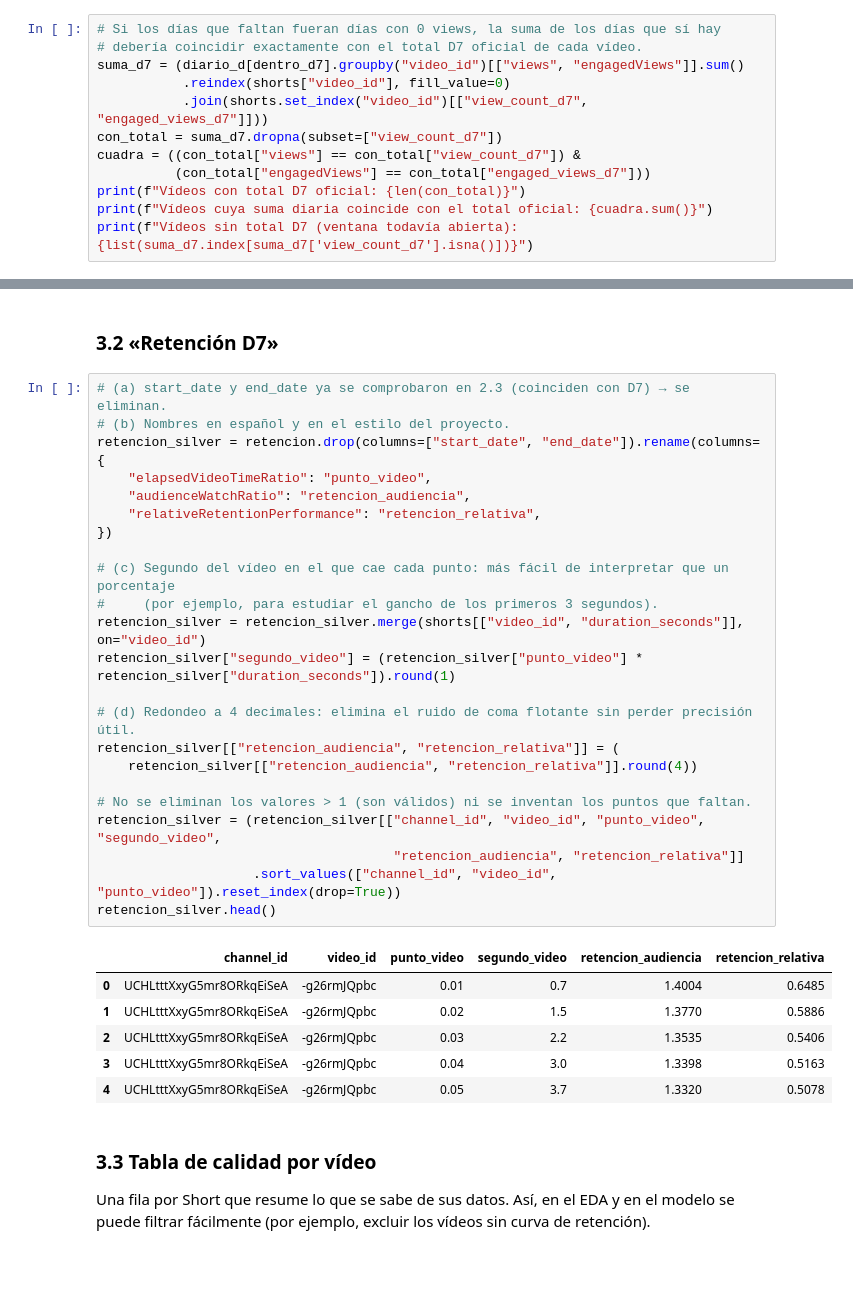
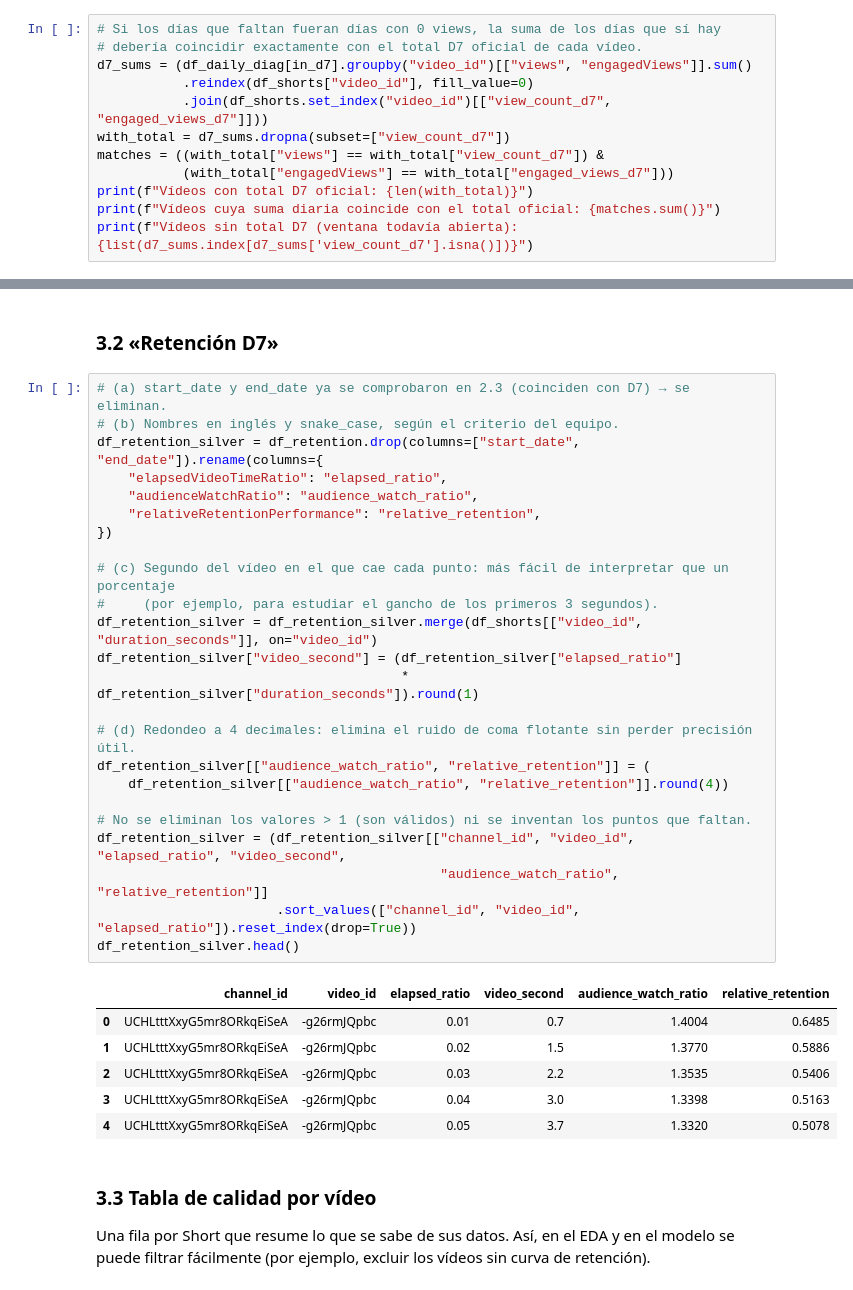
Before and after one commit to vittorio-perillo/TFM-Evolve, a Jupyter notebook: notebooks/01_limpieza_diario_retencion.ipynb, the cells around one changed output, grey strips where cells are left out. Cells and saved outputs as stored; diff of their text form.

```diff
--- a/notebooks/01_limpieza_diario_retencion.ipynb
+++ b/notebooks/01_limpieza_diario_retencion.ipynb
@@ -170,15 +183,15 @@ Número de días con fila dentro de D7 → número de vídeos
 # %%
 # Si los días que faltan fueran días con 0 views, la suma de los días que sí hay
 # debería coincidir exactamente con el total D7 oficial de cada vídeo.
-suma_d7 = (diario_d[dentro_d7].groupby("video_id")[["views", "engagedViews"]].sum()
-           .reindex(shorts["video_id"], fill_value=0)
-           .join(shorts.set_index("video_id")[["view_count_d7", "engaged_views_d7"]]))
-con_total = suma_d7.dropna(subset=["view_count_d7"])
-cuadra = ((con_total["views"] == con_total["view_count_d7"]) &
-          (con_total["engagedViews"] == con_total["engaged_views_d7"]))
-print(f"Vídeos con total D7 oficial: {len(con_total)}")
-print(f"Vídeos cuya suma diaria coincide con el total oficial: {cuadra.sum()}")
-print(f"Vídeos sin total D7 (ventana todavía abierta): {list(suma_d7.index[suma_d7['view_count_d7'].isna()])}")
+d7_sums = (df_daily_diag[in_d7].groupby("video_id")[["views", "engagedViews"]].sum()
+           .reindex(df_shorts["video_id"], fill_value=0)
+           .join(df_shorts.set_index("video_id")[["view_count_d7", "engaged_views_d7"]]))
+with_total = d7_sums.dropna(subset=["view_count_d7"])
+matches = ((with_total["views"] == with_total["view_count_d7"]) &
+           (with_total["engagedViews"] == with_total["engaged_views_d7"]))
+print(f"Vídeos con total D7 oficial: {len(with_total)}")
+print(f"Vídeos cuya suma diaria coincide con el total oficial: {matches.sum()}")
+print(f"Vídeos sin total D7 (ventana todavía abierta): {list(d7_sums.index[d7_sums['view_count_d7'].isna()])}")
 # %% [output]
 Vídeos con total D7 oficial: 99
 Vídeos cuya suma diaria coincide con el total oficial: 99
@@ -337,29 +349,30 @@ Días rellenados con 0: 171
 ### 3.2 «Retención D7»
 # %%
 # (a) start_date y end_date ya se comprobaron en 2.3 (coinciden con D7) → se eliminan.
-# (b) Nombres en español y en el estilo del proyecto.
-retencion_silver = retencion.drop(columns=["start_date", "end_date"]).rename(columns={
-    "elapsedVideoTimeRatio": "punto_video",
-    "audienceWatchRatio": "retencion_audiencia",
-    "relativeRetentionPerformance": "retencion_relativa",
+# (b) Nombres en inglés y snake_case, según el criterio del equipo.
+df_retention_silver = df_retention.drop(columns=["start_date", "end_date"]).rename(columns={
+    "elapsedVideoTimeRatio": "elapsed_ratio",
+    "audienceWatchRatio": "audience_watch_ratio",
+    "relativeRetentionPerformance": "relative_retention",
 })
 
 # (c) Segundo del vídeo en el que cae cada punto: más fácil de interpretar que un porcentaje
 #     (por ejemplo, para estudiar el gancho de los primeros 3 segundos).
-retencion_silver = retencion_silver.merge(shorts[["video_id", "duration_seconds"]], on="video_id")
-retencion_silver["segundo_video"] = (retencion_silver["punto_video"] * retencion_silver["duration_seconds"]).round(1)
+df_retention_silver = df_retention_silver.merge(df_shorts[["video_id", "duration_seconds"]], on="video_id")
+df_retention_silver["video_second"] = (df_retention_silver["elapsed_ratio"]
+                                       * df_retention_silver["duration_seconds"]).round(1)
 
 # (d) Redondeo a 4 decimales: elimina el ruido de coma flotante sin perder precisión útil.
-retencion_silver[["retencion_audiencia", "retencion_relativa"]] = (
-    retencion_silver[["retencion_audiencia", "retencion_relativa"]].round(4))
+df_retention_silver[["audience_watch_ratio", "relative_retention"]] = (
+    df_retention_silver[["audience_watch_ratio", "relative_retention"]].round(4))
 
 # No se eliminan los valores > 1 (son válidos) ni se inventan los puntos que faltan.
-retencion_silver = (retencion_silver[["channel_id", "video_id", "punto_video", "segundo_video",
-                                      "retencion_audiencia", "retencion_relativa"]]
-                    .sort_values(["channel_id", "video_id", "punto_video"]).reset_index(drop=True))
-retencion_silver.head()
+df_retention_silver = (df_retention_silver[["channel_id", "video_id", "elapsed_ratio", "video_second",
+                                            "audience_watch_ratio", "relative_retention"]]
+                       .sort_values(["channel_id", "video_id", "elapsed_ratio"]).reset_index(drop=True))
+df_retention_silver.head()
 # %% [output]
-|  | channel_id | video_id | punto_video | segundo_video | retencion_audiencia | retencion_relativa |
+|  | channel_id | video_id | elapsed_ratio | video_second | audience_watch_ratio | relative_retention |
 | 0 | UCHLtttXxyG5mr8ORkqEiSeA | -g26rmJQpbc | 0.01 | 0.7 | 1.4004 | 0.6485 |
 | 1 | UCHLtttXxyG5mr8ORkqEiSeA | -g26rmJQpbc | 0.02 | 1.5 | 1.3770 | 0.5886 |
 | 2 | UCHLtttXxyG5mr8ORkqEiSeA | -g26rmJQpbc | 0.03 | 2.2 | 1.3535 | 0.5406 |
```
Also changed, not shown: parts of 17 cells of this notebook.
